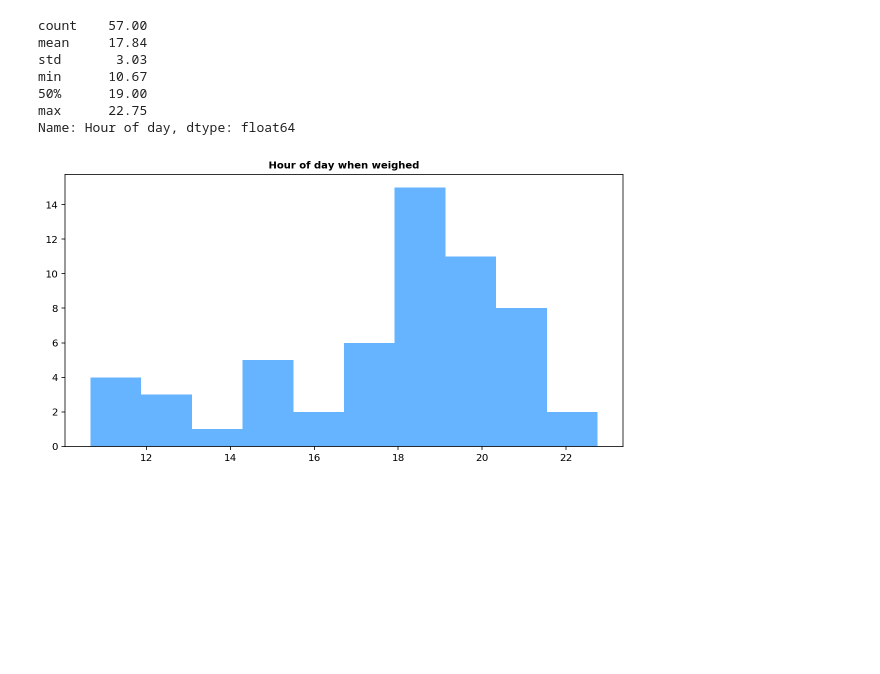
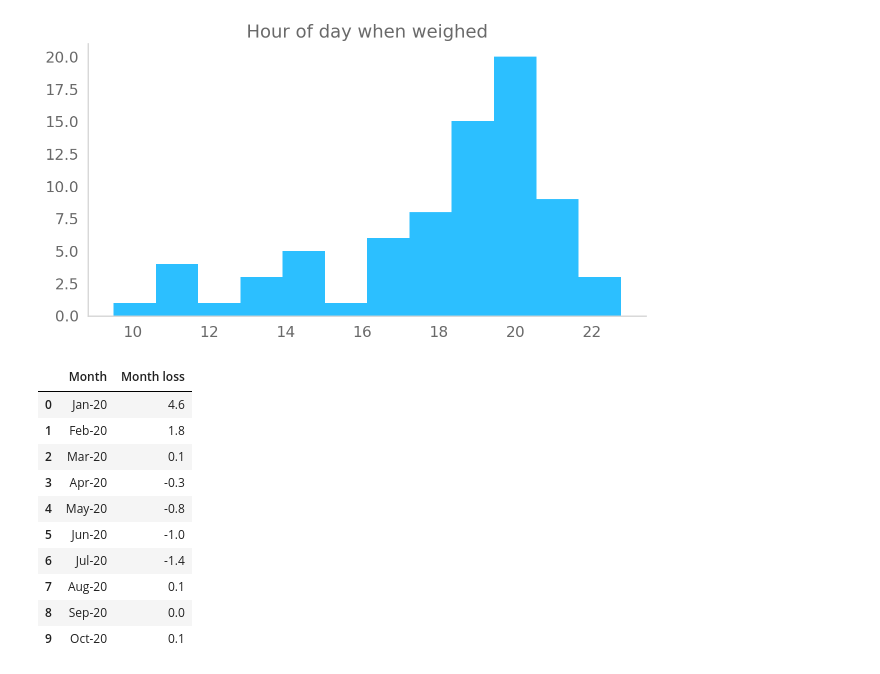
Before and after one commit to apethani21/weight-data-analysis, a Jupyter notebook: weight-loss-analysis.ipynb, the cells around one changed output. Cells and saved outputs as stored; diff of their text form; code cells hidden in the pictures; blank space fills up the shorter version.

```diff
--- a/weight-loss-analysis.ipynb
+++ b/weight-loss-analysis.ipynb
@@ -9,3 +1,35 @@ from postgres_utils import get_postgres_config
+# %%
+import os
+import psycopg2
+import pandas as pd
+import seaborn as sns
+import matplotlib.pyplot as plt
+from postgres_utils import get_postgres_config
+
+sns.set_theme(rc={
+                  'axes.axisbelow': False,
+                  'axes.edgecolor': 'lightgrey',
+                  'axes.facecolor': 'white',
+                  'axes.grid': True,
+                  'axes.titlesize': 18,
+                  'grid.color': 'lightgrey',
+                  'axes.labelcolor': 'dimgrey',
+                  'axes.spines.right': False,
+                  'axes.spines.top': False,
+                  'figure.facecolor': 'white',
+                  'lines.solid_capstyle': 'round',
+                  'text.color': 'dimgrey',
+                  'xtick.bottom': False,
+                  'xtick.color': 'dimgrey',
+                  'xtick.direction': 'out',
+                  'xtick.labelsize': 15,
+                  'xtick.top': False,
+                  'ytick.color': 'dimgrey',
+                  'ytick.labelsize': 15,
+              })
+
+
+%config InlineBackend.figure_format = 'retina'
 # %%
 def read_all_weight_data():
     home = os.path.expanduser('~')
@@ -74,11 +115,19 @@ weight_loss_plot(df)
 # %%
-time_dist_plot(df, bins=10)
+time_dist_plot(df, bins=12);
 # %% [output]
-count    57.00
-mean     17.84
-std       3.03
-min      10.67
-50%      19.00
-max      22.75
-Name: Hour of day, dtype: float64
-[figure, old version]
+[figure, new version]
+# %%
+month_start_loss = get_month_start_loss(df)
+month_start_loss
+# %% [output]
+|  | Month | Month loss |
+| 0 | Jan-20 | 4.6 |
+| 1 | Feb-20 | 1.8 |
+| 2 | Mar-20 | 0.1 |
+| 3 | Apr-20 | -0.3 |
+| 4 | May-20 | -0.8 |
+| 5 | Jun-20 | -1.0 |
+| 6 | Jul-20 | -1.4 |
+| 7 | Aug-20 | 0.1 |
+| 8 | Sep-20 | 0.0 |
+| 9 | Oct-20 | 0.1 |
```
Also changed, not shown: parts of 3 cells of this notebook, 1 other file.
